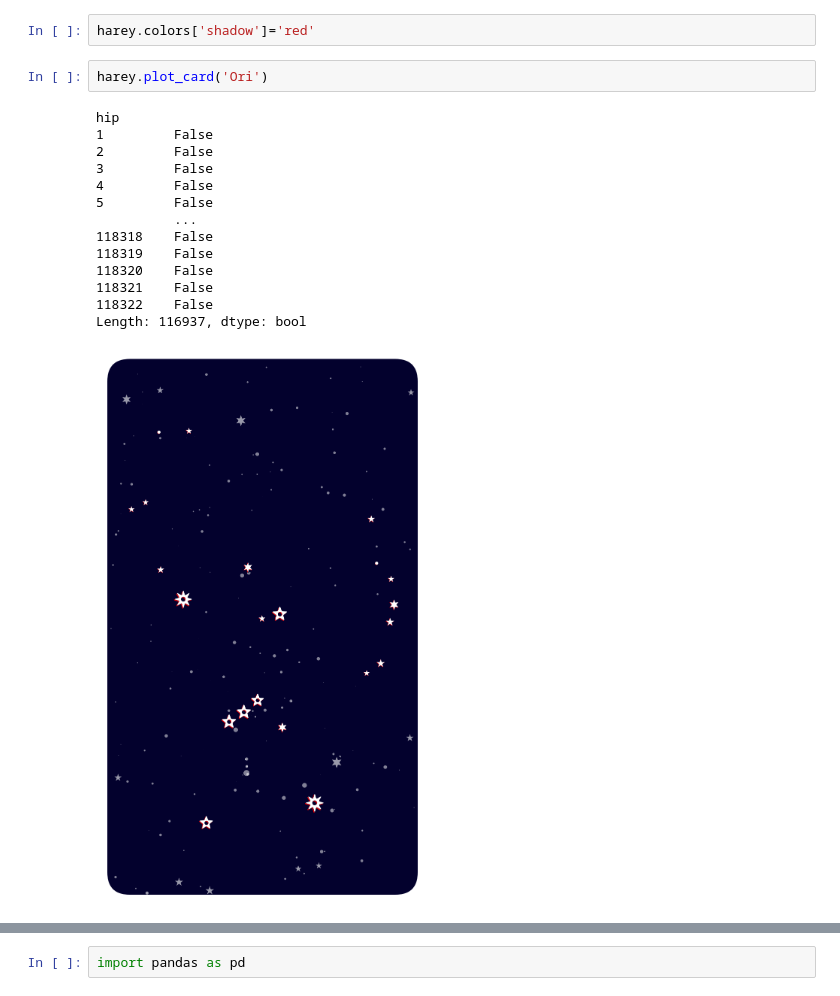
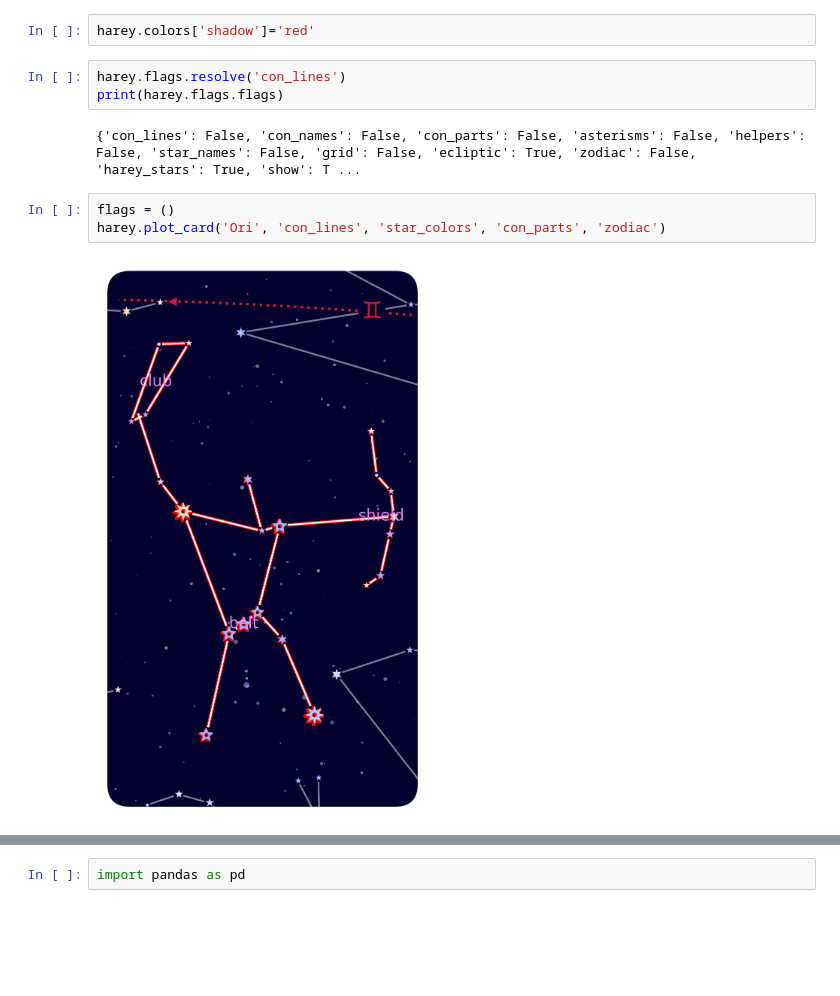
Before and after one commit to Giacomo-Menegatti/HARey_constellations_cards, a Jupyter notebook: prova_2.ipynb, the cells around one changed output, grey strips where cells are left out. Saved outputs shown, nothing was run; the diff lists cells and outputs as text; blank space fills up the shorter version.

```diff
--- a/prova_2.ipynb
+++ b/prova_2.ipynb
@@ -15,20 +15,13 @@ Loading the object names....       Done!
 Using the tarot-round format, 2.75x4.75 in, using the template at /home/menegattig/Desktop/HARey/HARey/cardbacks/tarot_round.png
 # %%
 harey.colors['shadow']='red'
+# %%
+harey.flags.resolve('con_lines')
+print(harey.flags.flags)
+# %% [output]
+{'con_lines': False, 'con_names': False, 'con_parts': False, 'asterisms': False, 'helpers': False, 'star_names': False, 'grid': False, 'ecliptic': True, 'zodiac': False, 'harey_stars': True, 'show': T ...
 # %%
-harey.plot_card('Ori')
+flags = ()
+harey.plot_card('Ori', 'con_lines', 'star_colors', 'con_parts', 'zodiac')
 # %% [output]
-hip
-1         False
-2         False
-3         False
-4         False
-5         False
-          ...
-118318    False
-118319    False
-118320    False
-118321    False
-118322    False
-Length: 116937, dtype: bool
-[figure, old version]
+[figure, new version]
```
Also changed, not shown: parts of 18 cells of this notebook, 6 other files.
